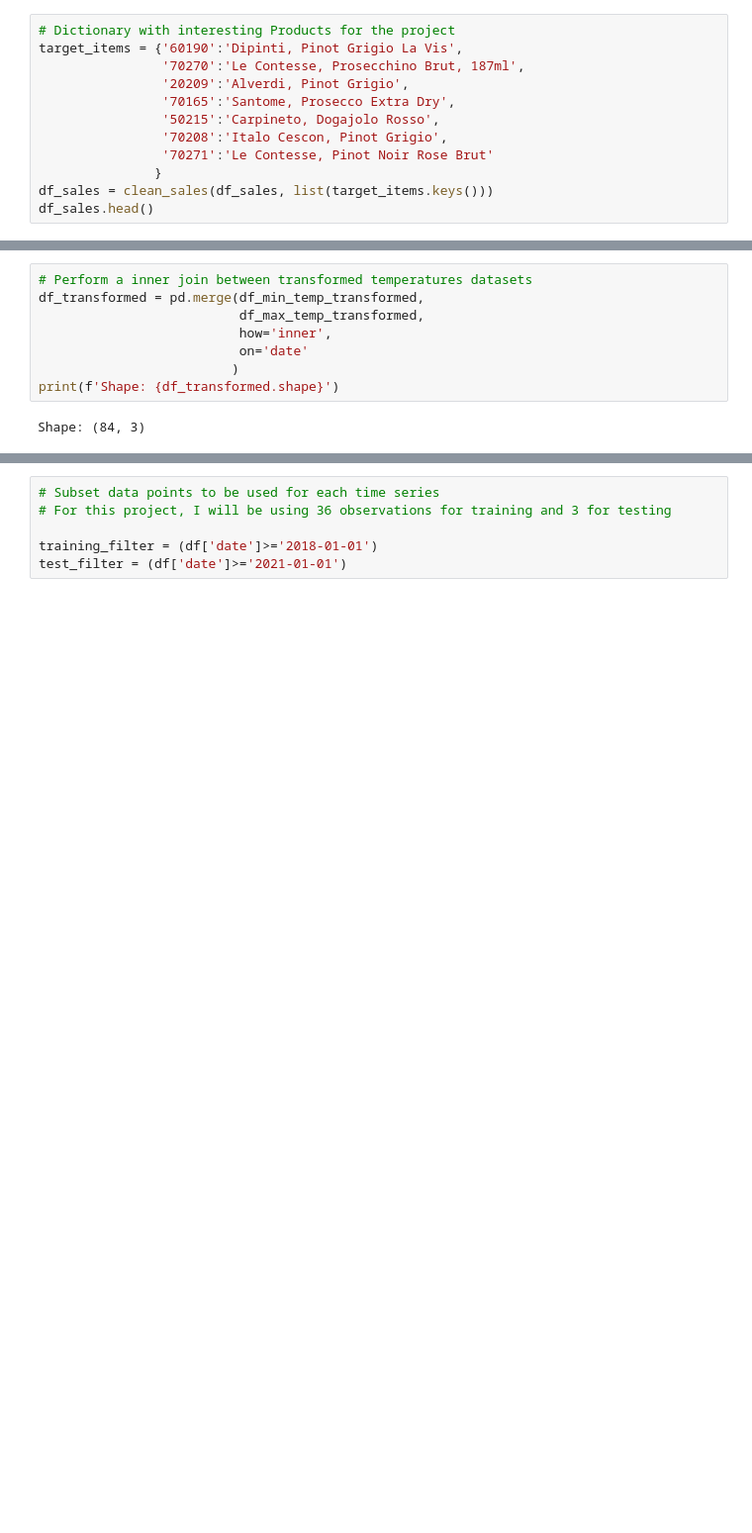
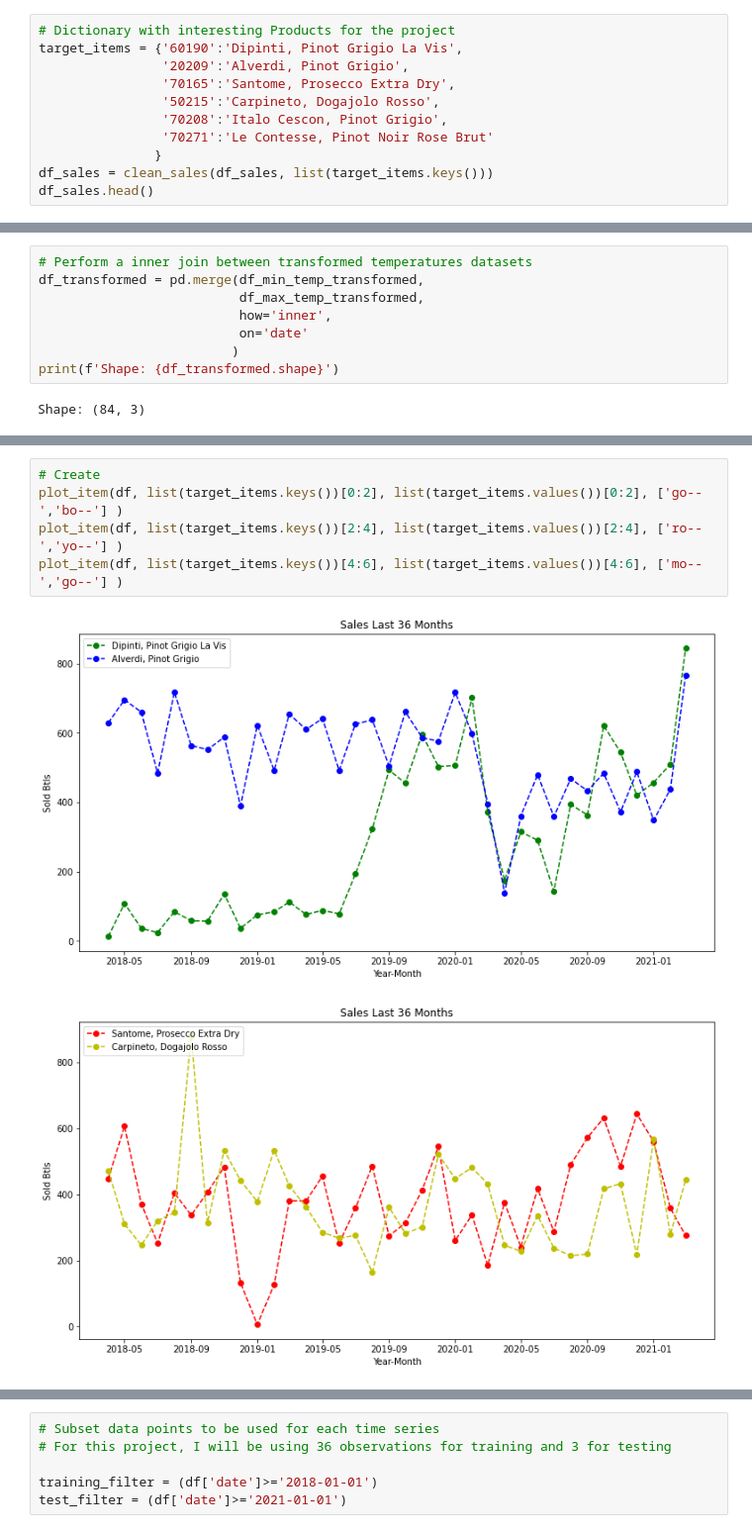
Before and after one commit to brosales8/sales_forecasting, a Jupyter notebook: Capstone Project.ipynb, the cells around one changed output, grey strips where cells are left out. Shown: that part at 99% size. Drawn from its saved outputs; the diff is of its cells as text; blank space fills up the shorter version.

Commit message:
Added function plot_item() to plot line graph for each product

```diff
--- a/Capstone Project.ipynb
+++ b/Capstone Project.ipynb
@@ -50,7 +50,6 @@ df_sales.head()
 # %%
 # Dictionary with interesting Products for the project
 target_items = {'60190':'Dipinti, Pinot Grigio La Vis',
-                '70270':'Le Contesse, Prosecchino Brut, 187ml',
                 '20209':'Alverdi, Pinot Grigio',
                 '70165':'Santome, Prosecco Extra Dry',
                 '50215':'Carpineto, Dogajolo Rosso',
@@ -195,0 +210,8 @@ Item: 70271, Data Points:36, Le Contesse, Pinot Noir Rose Brut
+# %%
+# Create
+plot_item(df, list(target_items.keys())[0:2], list(target_items.values())[0:2], ['go--','bo--'] )
+plot_item(df, list(target_items.keys())[2:4], list(target_items.values())[2:4], ['ro--','yo--'] )
+plot_item(df, list(target_items.keys())[4:6], list(target_items.values())[4:6], ['mo--','go--'] )
+# %% [output]
+[figure, added]
+[figure, added]
```
Also changed, not shown: parts of 31 cells of this notebook.
